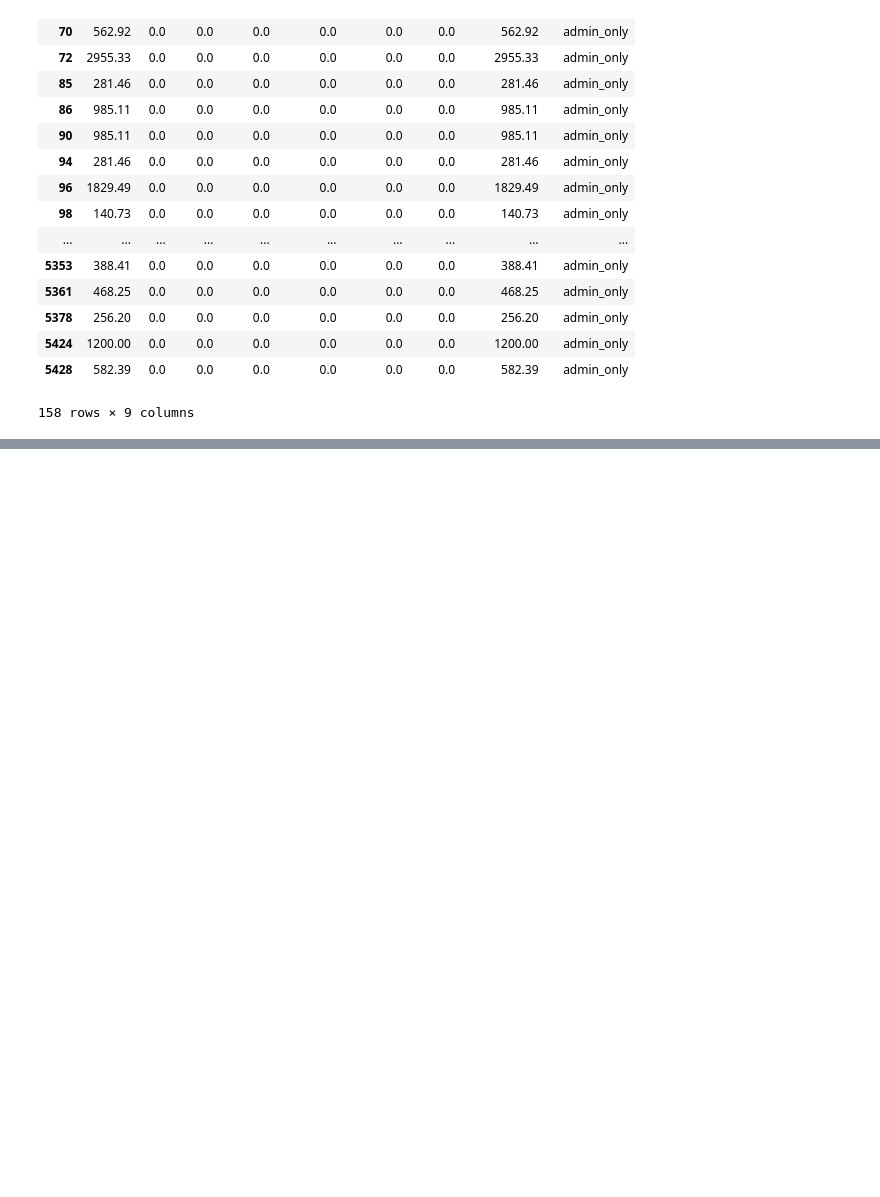
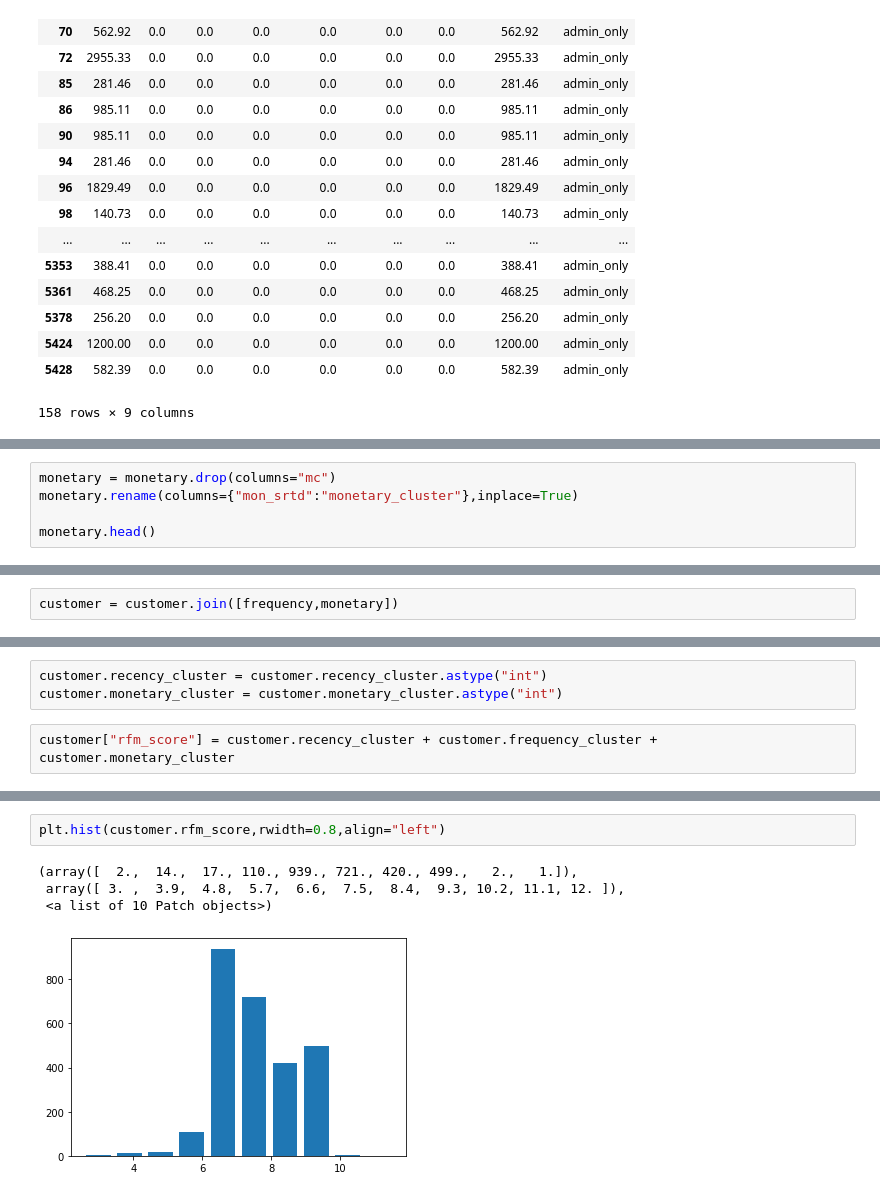
Before and after one commit to crisgiovanoni/jncc_project, a Jupyter notebook: modeling.ipynb, the cells around one changed output, grey strips where cells are left out. Cells and saved outputs as stored; diff of their text form; blank space fills up the shorter version.

```diff
--- a/modeling.ipynb
+++ b/modeling.ipynb
@@ -495,0 +765,5 @@ by_cat[by_cat.cluster_label=="admin_only"]
+# %%
+monetary = monetary.drop(columns="mc")
+monetary.rename(columns={"mon_srtd":"monetary_cluster"},inplace=True)
+
+monetary.head()
@@ -495,0 +798,2 @@ by_cat[by_cat.cluster_label=="admin_only"]
+# %%
+customer = customer.join([frequency,monetary])
@@ -495,0 +825,5 @@ by_cat[by_cat.cluster_label=="admin_only"]
+# %%
+customer.recency_cluster = customer.recency_cluster.astype("int")
+customer.monetary_cluster = customer.monetary_cluster.astype("int")
+# %%
+customer["rfm_score"] = customer.recency_cluster + customer.frequency_cluster + customer.monetary_cluster
@@ -495,0 +844,7 @@ by_cat[by_cat.cluster_label=="admin_only"]
+# %%
+plt.hist(customer.rfm_score,rwidth=0.8,align="left")
+# %% [output]
+(array([  2.,  14.,  17., 110., 939., 721., 420., 499.,   2.,   1.]),
+ array([ 3. ,  3.9,  4.8,  5.7,  6.6,  7.5,  8.4,  9.3, 10.2, 11.1, 12. ]),
+ <a list of 10 Patch objects>)
+[figure, added]
```
Also changed, not shown: parts of 53 cells of this notebook.
